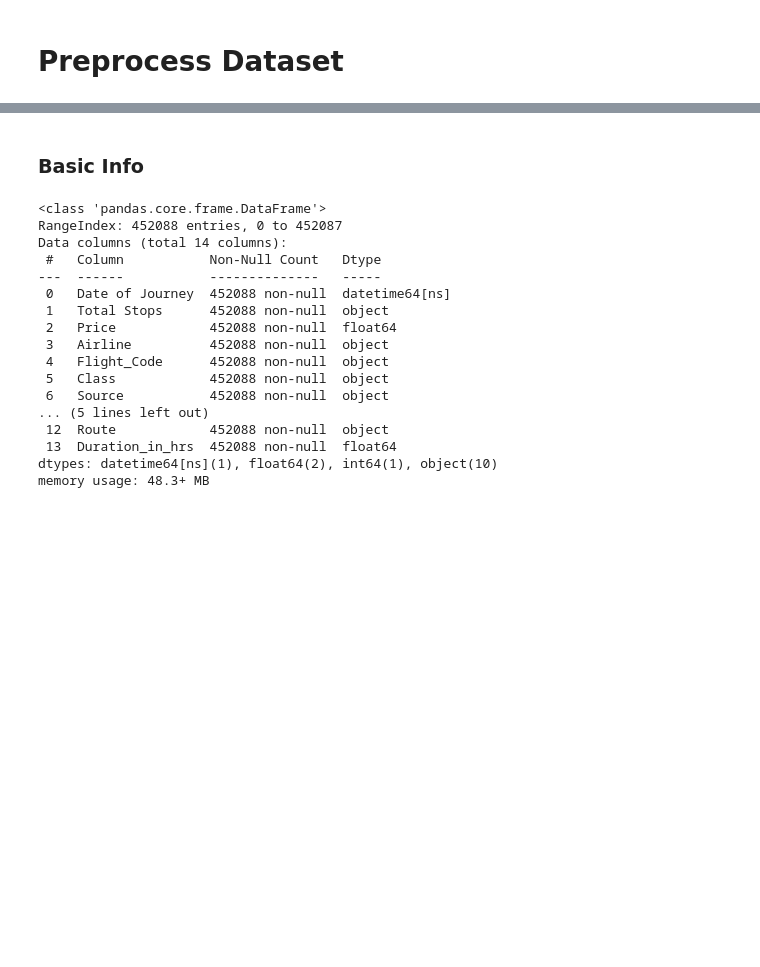
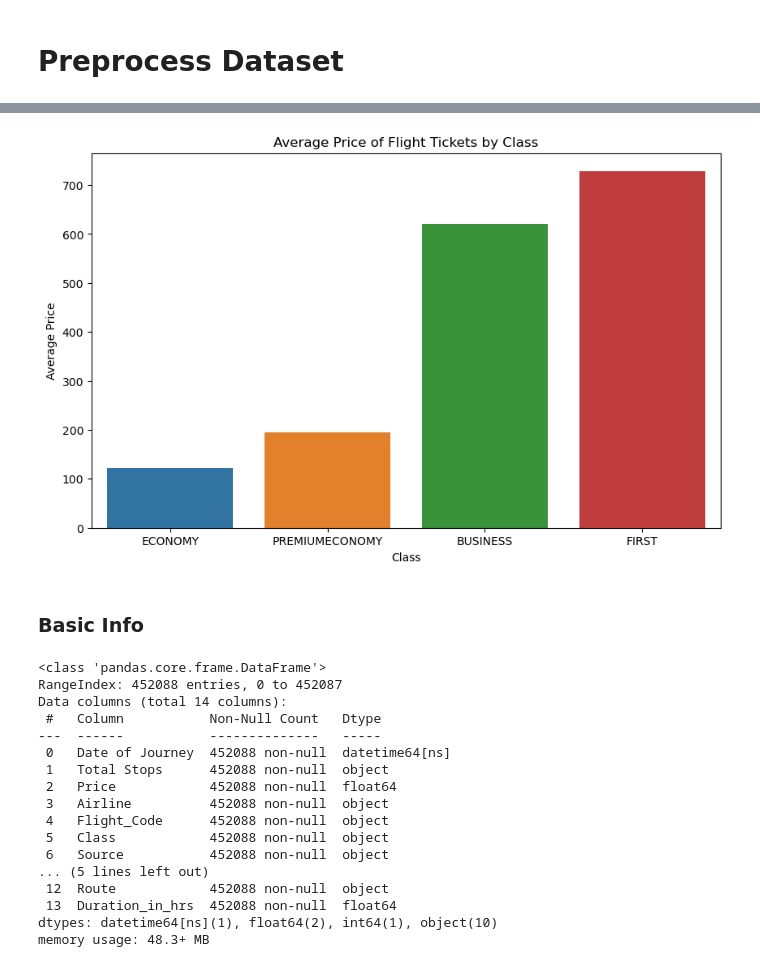
Before and after one commit to Eric1423/CS148_Final_Project, a Jupyter notebook: Final_Project.ipynb, the cells around one changed output, grey strips where cells are left out. Cells and saved outputs as stored; diff of their text form; code cells hidden in the pictures; blank space fills up the shorter version.

Commit message:
1. visualized the data        a. price gap b/w diff classes

```diff
--- a/Final_Project.ipynb
+++ b/Final_Project.ipynb
@@ -150,3 +164,28 @@ Data Exploration
+# %%
+# Grouping by 'Class' and calculating average price
+avg_price_per_class = df.groupby('Class')['Price'].mean()
+
+# Calculating the ratio of average prices (Business to Economy)
+business_price = avg_price_per_class.get('Business', None)
+economy_price = avg_price_per_class.get('Economy', None)
+if business_price is not None and economy_price is not None and economy_price != 0:
+    price_ratio = business_price / economy_price
+else:
+    price_ratio = None
+
+# Re-arranging the bar chart based on average price, with the lowest average (economy) on the leftmost
+sorted_avg_price_per_class = avg_price_per_class.sort_values()
+
+# Plotting the re-arranged bar chart
+plt.figure(figsize=(10, 6))
+sns.barplot(x=sorted_avg_price_per_class.index, y=sorted_avg_price_per_class.values)
+plt.title(f"Average Price of Flight Tickets by Class" +
+          (f"\nBusiness is {price_ratio:.2f} times more expensive than Economy" if price_ratio else ""))
+plt.xlabel('Class')
+plt.ylabel('Average Price')
+plt.show()
+# %% [output]
+[figure, added]
 # %% [markdown]
 ### Basic Info
 # %%
```
Also changed, not shown: parts of 4 cells of this notebook.
